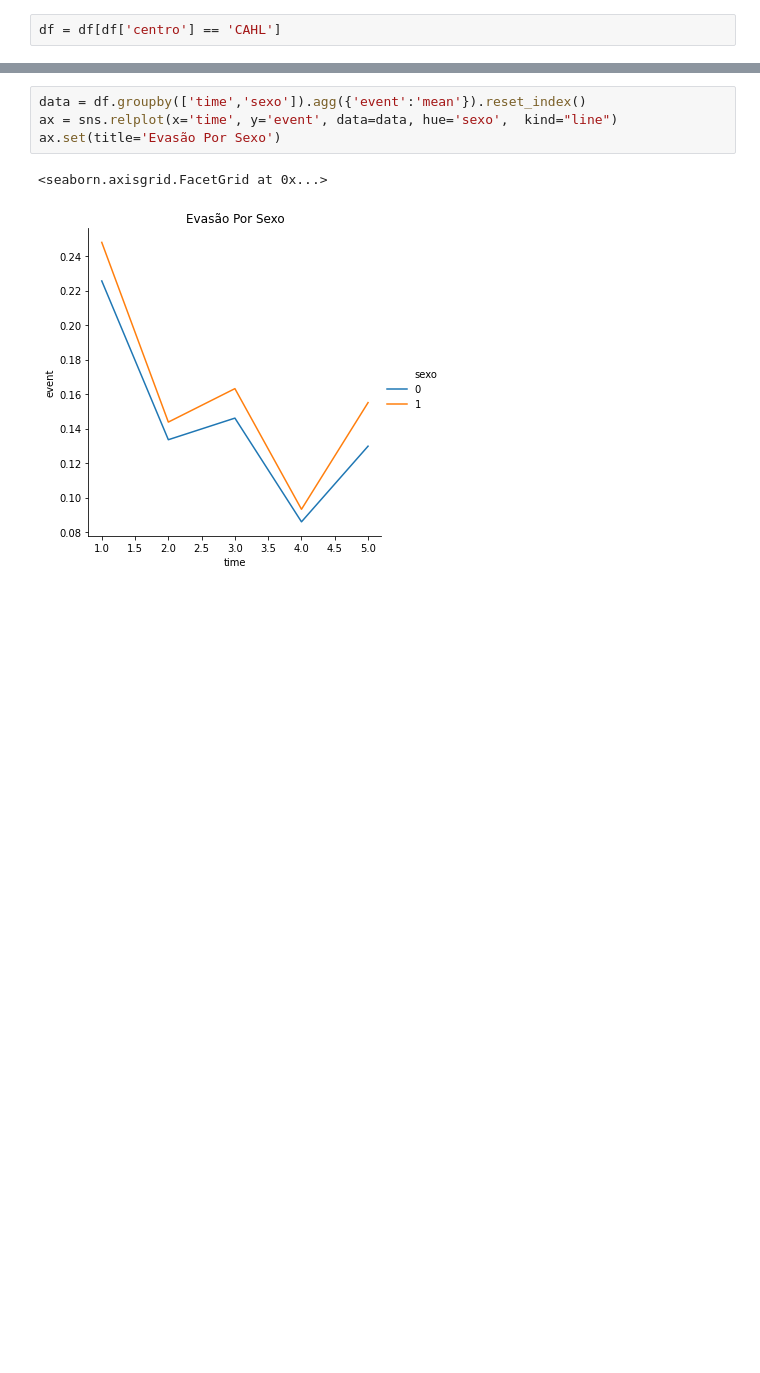
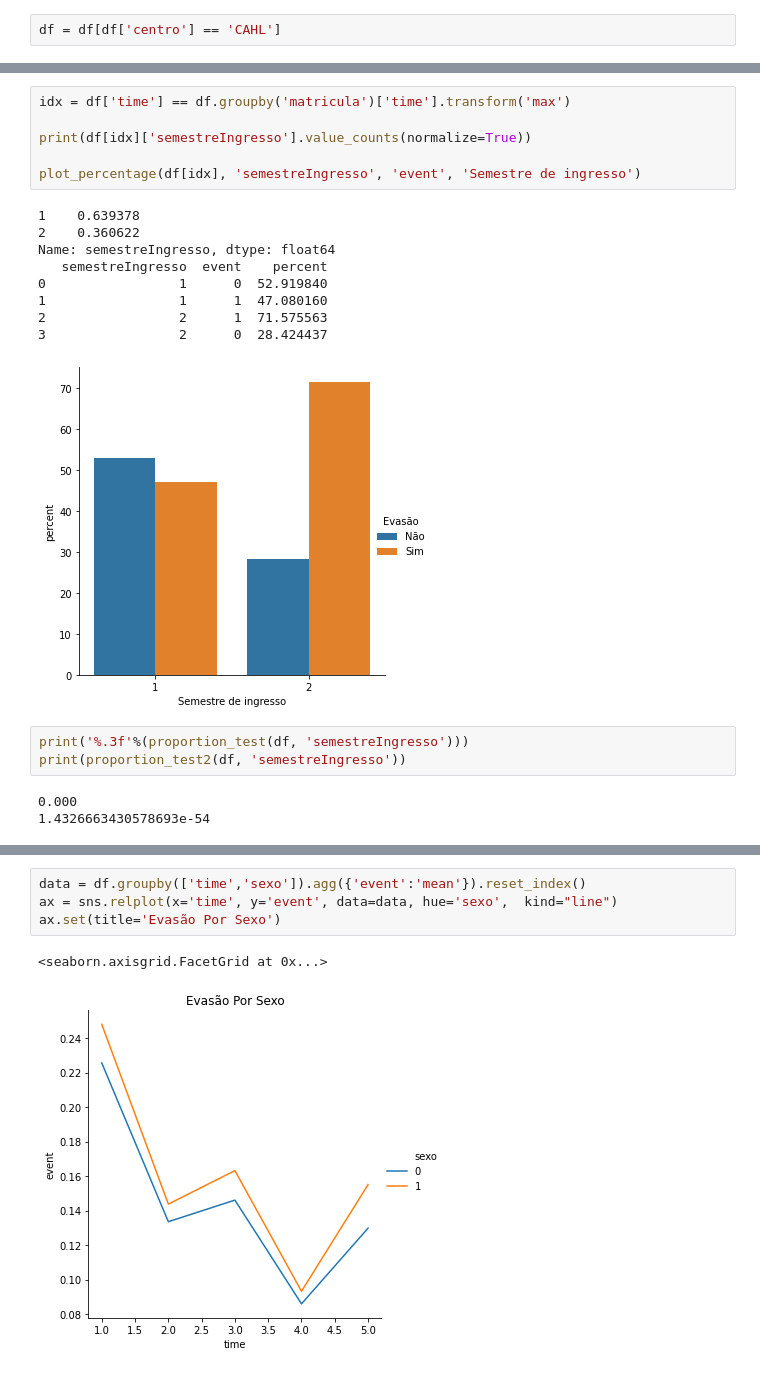
Before and after one commit to rlopes404/dropout, a Jupyter notebook: Dropout-CAHL.ipynb, the cells around one changed output, grey strips where cells are left out. Drawn from its saved outputs; the diff is of its cells as text; blank space fills up the shorter version.

```diff
--- a/Dropout-CAHL.ipynb
+++ b/Dropout-CAHL.ipynb
@@ -23,0 +121,22 @@ df = df[df['centro'] == 'CAHL']
+# %%
+idx = df['time'] == df.groupby('matricula')['time'].transform('max')
+
+print(df[idx]['semestreIngresso'].value_counts(normalize=True))
+
+plot_percentage(df[idx], 'semestreIngresso', 'event', 'Semestre de ingresso')
+# %% [output]
+1    0.639378
+2    0.360622
+Name: semestreIngresso, dtype: float64
+   semestreIngresso  event    percent
+0                 1      0  52.919840
+1                 1      1  47.080160
+2                 2      1  71.575563
+3                 2      0  28.424437
+[figure, added]
+# %%
+print('%.3f'%(proportion_test(df, 'semestreIngresso')))
+print(proportion_test2(df, 'semestreIngresso'))
+# %% [output]
+0.000
+1.4326663430578693e-54
```
Also changed, not shown: parts of 37 cells of this notebook, 4 other files.
